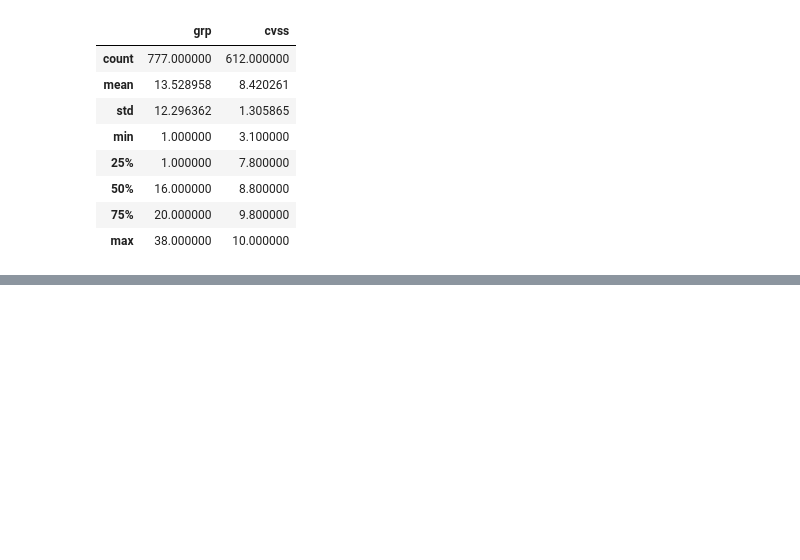
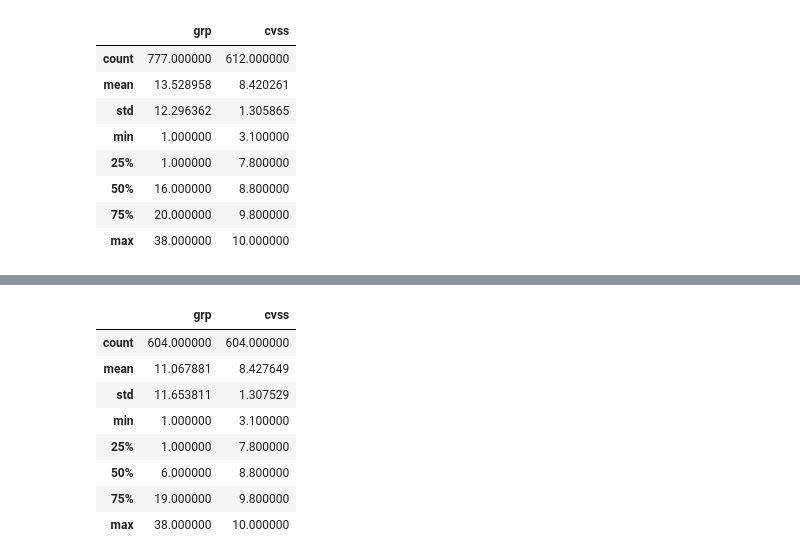
Before and after one commit to S10241798/AITT, a Jupyter notebook: AITT Assignment.ipynb, the cells around one changed output, grey strips where cells are left out. Cells and saved outputs as stored; diff of their text form; code cells hidden in the pictures; blank space fills up the shorter version.

```diff
--- a/AITT Assignment.ipynb
+++ b/AITT Assignment.ipynb
@@ -74,0 +89,13 @@ df.drop
+# %%
+df.describe()
+# as these values now show that the count for both columns are the same, it shows that we have successfully dropped all NA values from df.
+# %% [output]
+|  | grp | cvss |
+| count | 604.000000 | 604.000000 |
+| mean | 11.067881 | 8.427649 |
+| std | 11.653811 | 1.307529 |
+| min | 1.000000 | 3.100000 |
+| 25% | 1.000000 | 7.800000 |
+| 50% | 6.000000 | 8.800000 |
+| 75% | 19.000000 | 9.800000 |
+| max | 38.000000 | 10.000000 |
```
Also changed, not shown: parts of 5 cells of this notebook.
